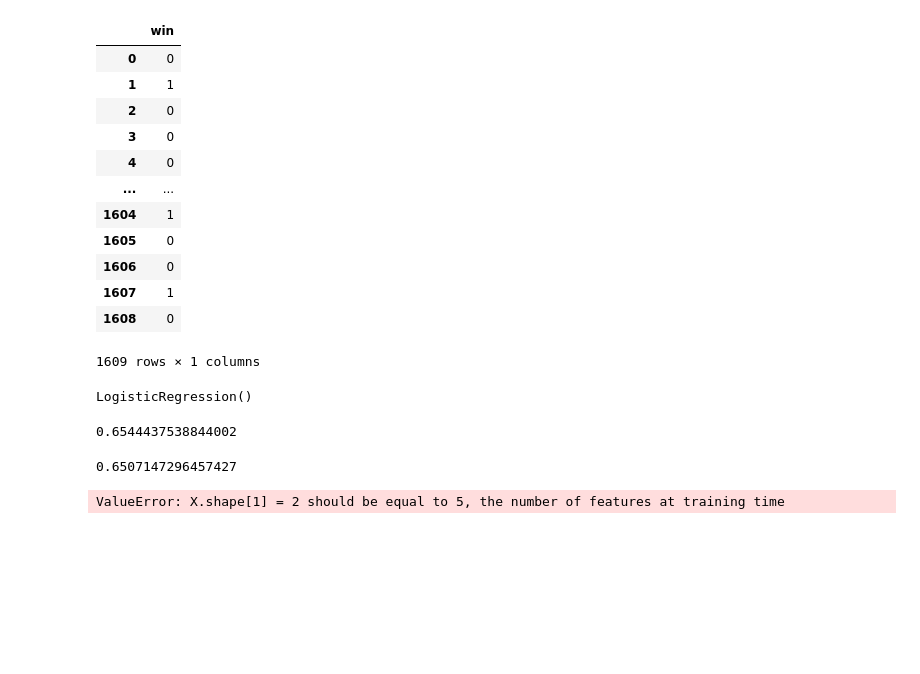
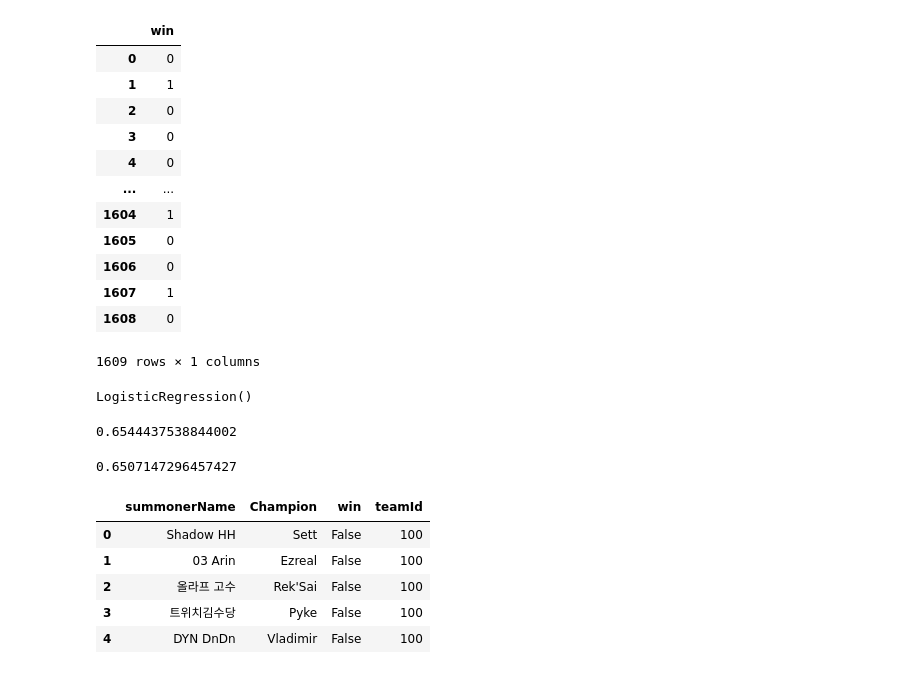
Before and after one commit to TunaLee/LOL_winning_rate_predict, a Jupyter notebook: Data analysis/데이터 분석.ipynb, the cells around one changed output. Drawn from its saved outputs; the diff is of its cells as text; code cells hidden in the pictures; blank space fills up the shorter version.

```diff
--- a/Data analysis/데이터 분석.ipynb
+++ b/Data analysis/데이터 분석.ipynb
@@ -170,12 +192,3 @@ SVM.score(X,y)
 LR.score(X,y)
 # %% [output]
 0.6507147296457427
-# %%
-xx,yy = np.mgrid[-1:5:0.06, -1:5:0.06]
-grid = np.c_[xx.flatten(),yy.flatten()]
-pred = SVM.predict(grid)
-colors = ['red' if i==0 else 'blue' for i in pred]
-plt.scatter(X[:,0],X[:,1],c=y,cmap='viridis')
-plt.scatter(xx.flatten(),yy.flatten(),color=colors,alpha=0.2)
-# %% [output]
-ValueError: X.shape[1] = 2 should be equal to 5, the number of features at training time
@@ -181,0 +205,9 @@ ValueError: X.shape[1] = 2 should be equal to 5, the number of features at train
+# %%
+user_data
+# %% [output]
+|  | summonerName | Champion | win | teamId |
+| 0 | Shadow HH | Sett | False | 100 |
+| 1 | 03 Arin | Ezreal | False | 100 |
+| 2 | 올라프 고수 | Rek'Sai | False | 100 |
+| 3 | 트위치김수당 | Pyke | False | 100 |
+| 4 | DYN DnDn | Vladimir | False | 100 |
```
Also changed, not shown: parts of 15 cells of this notebook, 2 other files.
